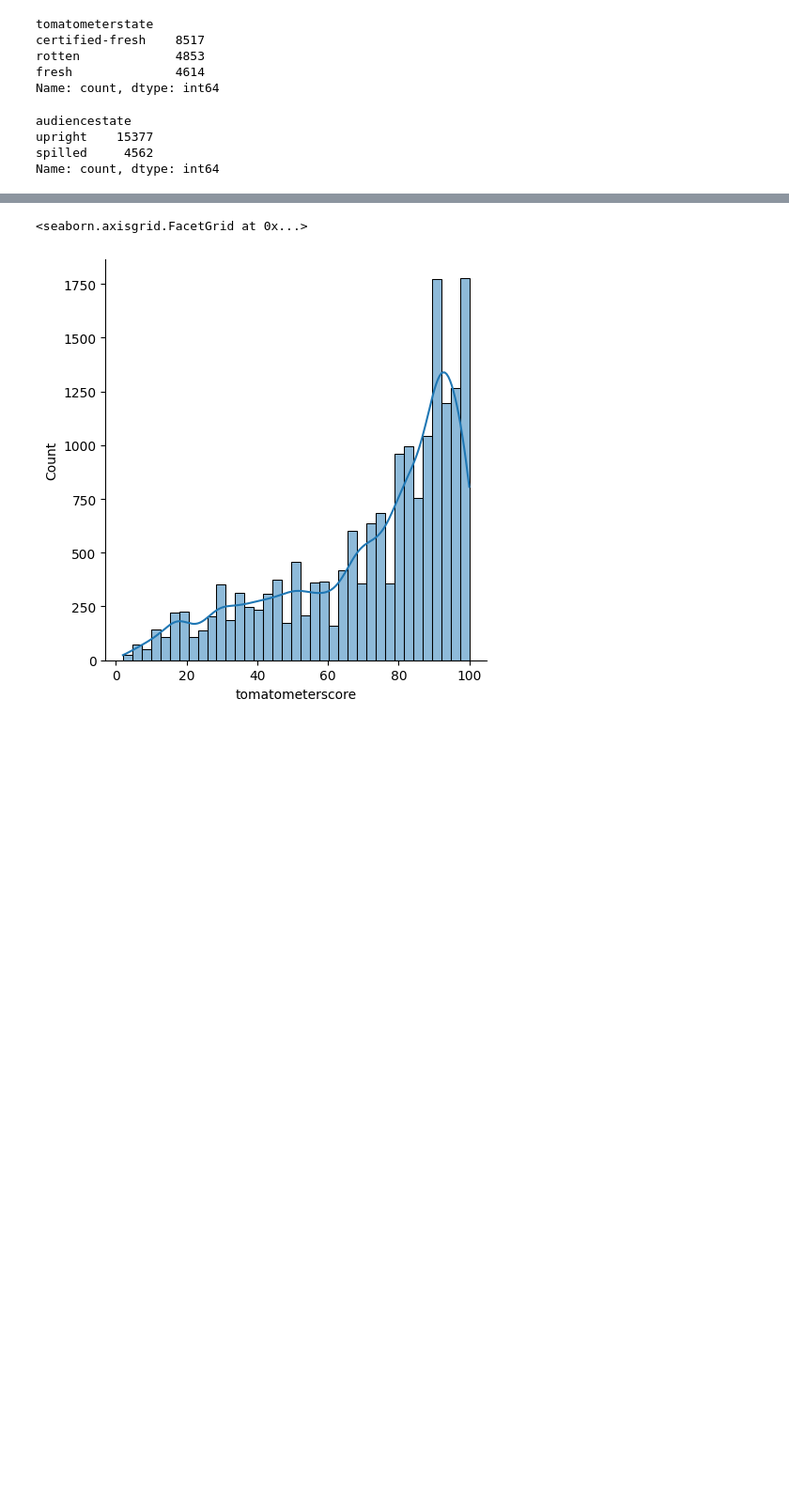
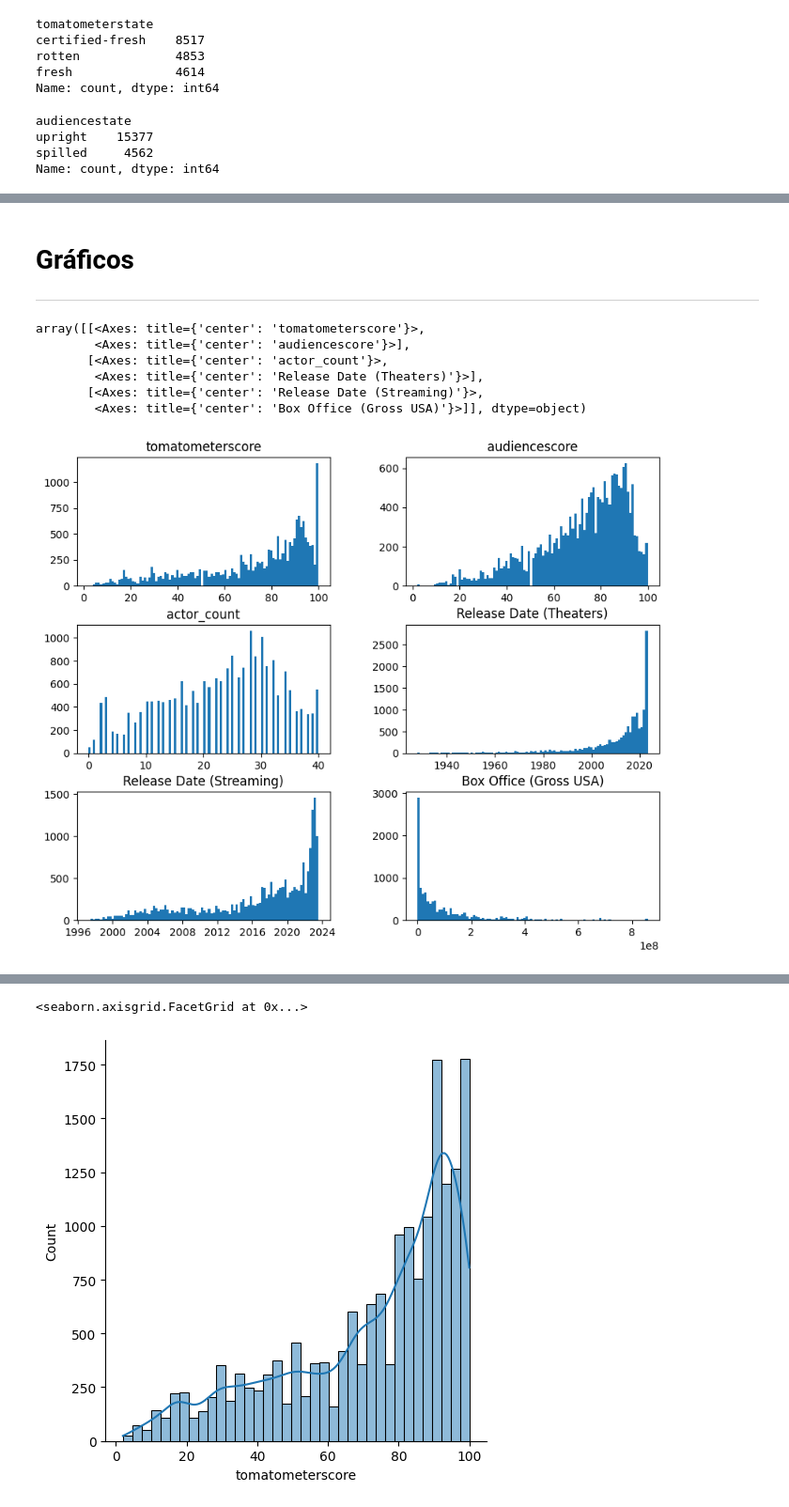
Before and after one commit to Ticiano-Damasceno/Intro-Python-Unifor, a Jupyter notebook: Arquivo 2 - estudo rotten tomatoes.ipynb, the cells around one changed output, grey strips where cells are left out. Shown at 94% size. Saved outputs shown, nothing was run; the diff lists cells and outputs as text; code cells hidden in the pictures; blank space fills up the shorter version.

```diff
--- a/Arquivo 2 - estudo rotten tomatoes.ipynb
+++ b/Arquivo 2 - estudo rotten tomatoes.ipynb
@@ -151,0 +168,11 @@ base = pd.concat([base, pd.json_normalize(base['new_info'])], axis=1)
+# %%
+# definindo função que transforma coluna do Box Office em float64
+def transform_Box_Office(i):
+    if str(i) == 'nan':
+        return np.nan
+    elif 'M' in str(i):
+        return eval(str(i).replace('$','').replace('M','* 1000000'))
+    elif 'K' in str(i):
+        return eval(str(i).replace('$','').replace('K','* 1000'))
+# %%
+base['Box Office (Gross USA)'] = base['Box Office (Gross USA)'].apply(transform_Box_Office)
@@ -151,0 +184,4 @@ base = pd.concat([base, pd.json_normalize(base['new_info'])], axis=1)
+# %%
+# transformando a coluna Release Date (Streaming) em datetime64
+base['Release Date (Streaming)'] = pd.to_datetime(base['Release Date (Streaming)'].str.replace(',','').str.replace(' ', '-'), format='%b-%d-%Y')
+base['Release Date (Streaming)']
@@ -151,0 +201,5 @@ base = pd.concat([base, pd.json_normalize(base['new_info'])], axis=1)
+# %%
+# transformando a coluna Release Date (Streaming) em datetime64
+# Usando saídas no replace \s (espaços) \w palavras $ (no fim da string)
+base['Release Date (Theaters)'] = pd.to_datetime(base['Release Date (Theaters)'].str.replace(r'\s+\w+$', '', regex=True).str.replace(',','').str.replace(' ','-'), format='%b-%d-%Y')
+base['Release Date (Theaters)']
@@ -171,0 +263,13 @@ memory usage: 5.0+ MB
+# %% [markdown]
+# Gráficos
+<hr></hr>
+# %%
+base.hist(bins = 100, figsize = (10,8), grid = False)
+# %% [output]
+array([[<Axes: title={'center': 'tomatometerscore'}>,
+        <Axes: title={'center': 'audiencescore'}>],
+       [<Axes: title={'center': 'actor_count'}>,
+        <Axes: title={'center': 'Release Date (Theaters)'}>],
+       [<Axes: title={'center': 'Release Date (Streaming)'}>,
+        <Axes: title={'center': 'Box Office (Gross USA)'}>]], dtype=object)
+[figure, added]
```
Also changed, not shown: parts of 36 cells of this notebook.
